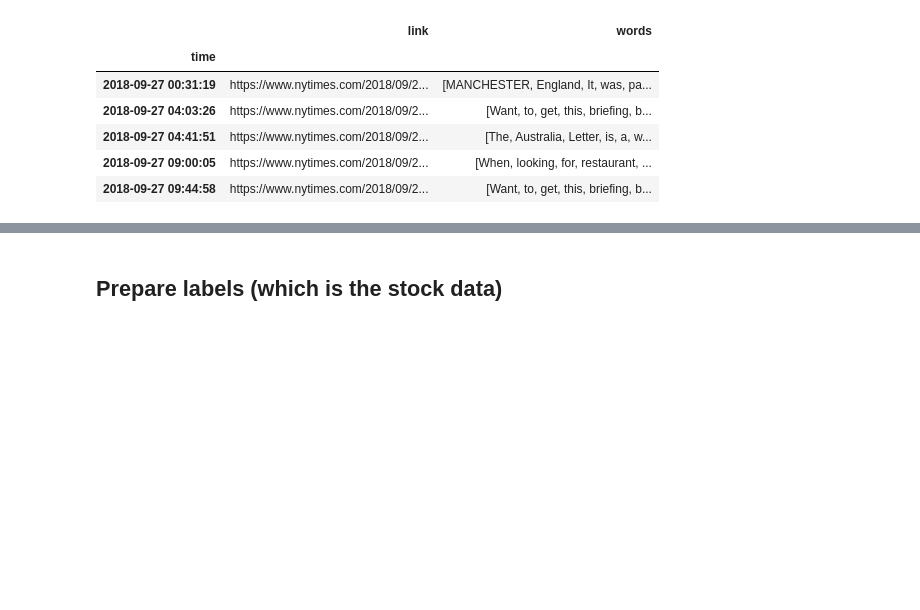
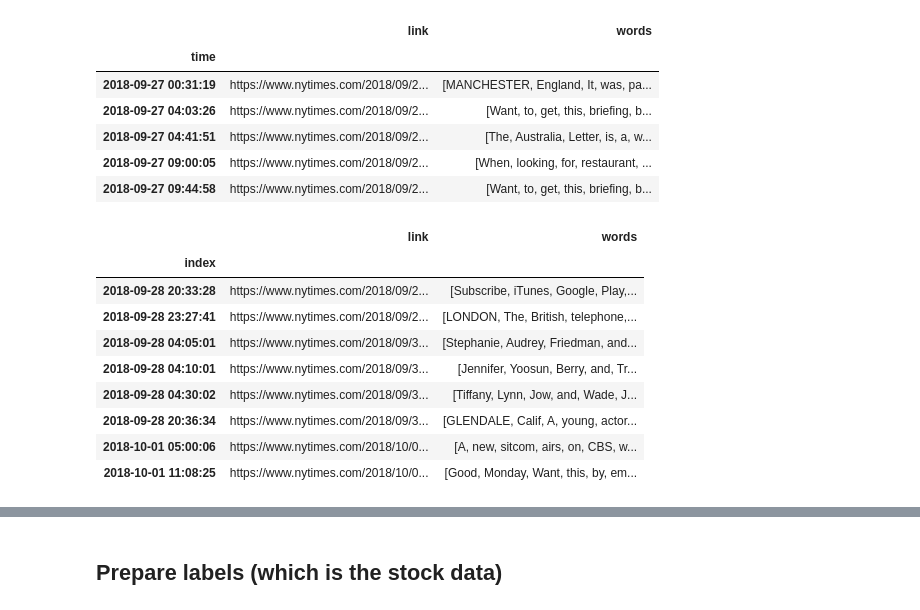
Before and after one commit to shrimpynuts/news-sentiment, a Jupyter notebook: willsu/prep_train_data.ipynb, the cells around one changed output, grey strips where cells are left out. Saved outputs shown, nothing was run; the diff lists cells and outputs as text; code cells hidden in the pictures; blank space fills up the shorter version.

```diff
--- a/willsu/prep_train_data.ipynb
+++ b/willsu/prep_train_data.ipynb
@@ -35,3 +44,17 @@ df.head()
+# %%
+# Weekends are now gotten rid of.
+df[28:36]
+# %% [output]
+|  | link | words |
+| index |  |  |
+| 2018-09-28 20:33:28 | https://www.nytimes.com/2018/09/2... | [Subscribe, iTunes, Google, Play,... |
+| 2018-09-28 23:27:41 | https://www.nytimes.com/2018/09/2... | [LONDON, The, British, telephone,... |
+| 2018-09-28 04:05:01 | https://www.nytimes.com/2018/09/3... | [Stephanie, Audrey, Friedman, and... |
+| 2018-09-28 04:10:01 | https://www.nytimes.com/2018/09/3... | [Jennifer, Yoosun, Berry, and, Tr... |
+| 2018-09-28 04:30:02 | https://www.nytimes.com/2018/09/3... | [Tiffany, Lynn, Jow, and, Wade, J... |
+| 2018-09-28 20:36:34 | https://www.nytimes.com/2018/09/3... | [GLENDALE, Calif, A, young, actor... |
+| 2018-10-01 05:00:06 | https://www.nytimes.com/2018/10/0... | [A, new, sitcom, airs, on, CBS, w... |
+| 2018-10-01 11:08:25 | https://www.nytimes.com/2018/10/0... | [Good, Monday, Want, this, by, em... |
 # %%
 #Convert to String. Handle None type
 df['liststring'] = [','.join(map(str, l)) if l is not None else "" for l in df['words'] ]
```
Also changed, not shown: parts of 20 cells of this notebook.
